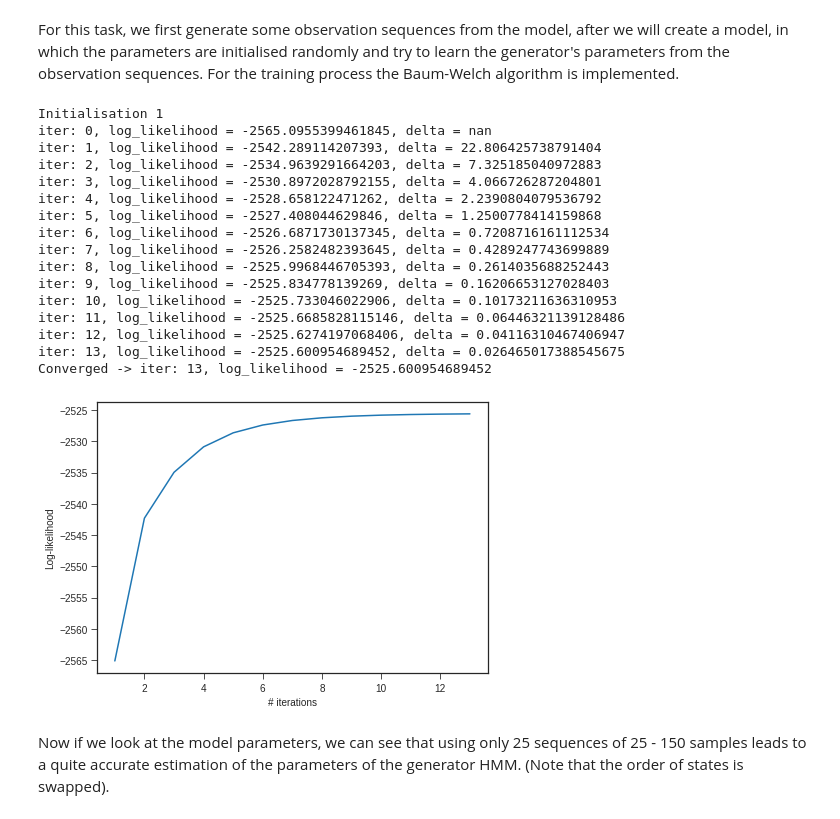
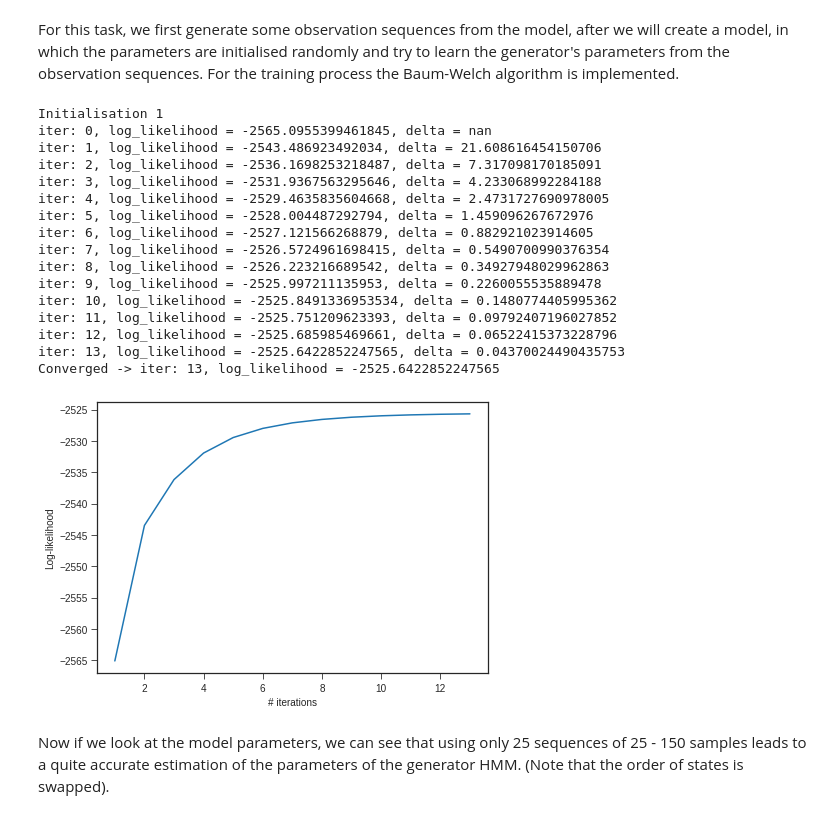
Before and after one commit to tahaceritli/HeterogeneousHMM, a Jupyter notebook: examples/hmm_tutorials.ipynb, the cells around one changed output. Cells and saved outputs as stored; diff of their text form; code cells hidden in the pictures.

```diff
--- a/examples/hmm_tutorials.ipynb
+++ b/examples/hmm_tutorials.ipynb
@@ -172,50 +172,49 @@ np.random.seed(1234)
 lengths = np.random.randint(25, 150, size=25)
 X = [
     my_hmm.sample(n_sequences=1, n_samples=n_samples)[0] for n_samples in lengths
 ]
 
 # instantiate a MultinomialHMM object
 trained_hmm = MultinomialHMM(
     # number of hidden states (H and C)
     n_states=2,
     # number of discrete emissions (how many ice creams Jason ate)
     n_emissions=1,
     # length of the observation alphabet (O = {1, 2, 3}, which becomes {0, 1, 2})
     n_features=[3],
     # prior for the start probabilities
     pi_prior=np.array([5, 1]),
     # type of initialisation to use; can be 'uniform' or 'random'
-    init_type='random',
-    learning_rate=0.0
+    init_type='random'
 )
 
 # reinitialise the parameters and see if we can re-learn them
 trained_hmm, log_likelihoods = trained_hmm.train(
     X,
     n_init=1,     # no. of initialisations - we only do it once this time; if multiple initialisations are used, the model with the best log-likelihood will be returned
     n_iter=100,   # maximum no. of iterations to use
     conv_thresh=1e-04,   # convergence threshold (in this case if the change in consecutive log-likelihood is < 0.1%)
     conv_iter=5,  # no. of iterations for which the convergence criteria should hold before stopping
     plot_log_likelihood=True, # if we want a plot of the log-likelihood evolution over the iterations
 )
 # %% [output]
 Initialisation 1
 iter: 0, log_likelihood = -2565.0955399461845, delta = nan
-iter: 1, log_likelihood = -2542.289114207393, delta = 22.806425738791404
-iter: 2, log_likelihood = -2534.9639291664203, delta = 7.325185040972883
-iter: 3, log_likelihood = -2530.8972028792155, delta = 4.066726287204801
-iter: 4, log_likelihood = -2528.658122471262, delta = 2.2390804079536792
-iter: 5, log_likelihood = -2527.408044629846, delta = 1.2500778414159868
-iter: 6, log_likelihood = -2526.6871730137345, delta = 0.7208716161112534
-iter: 7, log_likelihood = -2526.2582482393645, delta = 0.4289247743699889
-iter: 8, log_likelihood = -2525.9968446705393, delta = 0.2614035688252443
-iter: 9, log_likelihood = -2525.834778139269, delta = 0.16206653127028403
-iter: 10, log_likelihood = -2525.733046022906, delta = 0.10173211636310953
-iter: 11, log_likelihood = -2525.6685828115146, delta = 0.06446321139128486
-iter: 12, log_likelihood = -2525.6274197068406, delta = 0.04116310467406947
-iter: 13, log_likelihood = -2525.600954689452, delta = 0.026465017388545675
-Converged -> iter: 13, log_likelihood = -2525.600954689452
+iter: 1, log_likelihood = -2543.486923492034, delta = 21.608616454150706
+iter: 2, log_likelihood = -2536.1698253218487, delta = 7.317098170185091
+iter: 3, log_likelihood = -2531.9367563295646, delta = 4.233068992284188
+iter: 4, log_likelihood = -2529.4635835604668, delta = 2.4731727690978005
+iter: 5, log_likelihood = -2528.004487292794, delta = 1.459096267672976
+iter: 6, log_likelihood = -2527.121566268879, delta = 0.882921023914605
+iter: 7, log_likelihood = -2526.5724961698415, delta = 0.5490700990376354
+iter: 8, log_likelihood = -2526.223216689542, delta = 0.34927948029962863
+iter: 9, log_likelihood = -2525.997211135953, delta = 0.2260055535889478
+iter: 10, log_likelihood = -2525.8491336953534, delta = 0.1480774405995362
+iter: 11, log_likelihood = -2525.751209623393, delta = 0.09792407196027852
+iter: 12, log_likelihood = -2525.685985469661, delta = 0.06522415373228796
+iter: 13, log_likelihood = -2525.6422852247565, delta = 0.04370024490435753
+Converged -> iter: 13, log_likelihood = -2525.6422852247565
-[figure, old version]
+[figure, new version]
 # %% [markdown]
 Now if we look at the model parameters, we can see that using only 25 sequences of  25 - 150 samples leads to a quite accurate estimation of the parameters of the generator HMM. (Note that the order of states is swapped).
 # %%
```
Also changed, not shown: parts of 2 cells of this notebook.
